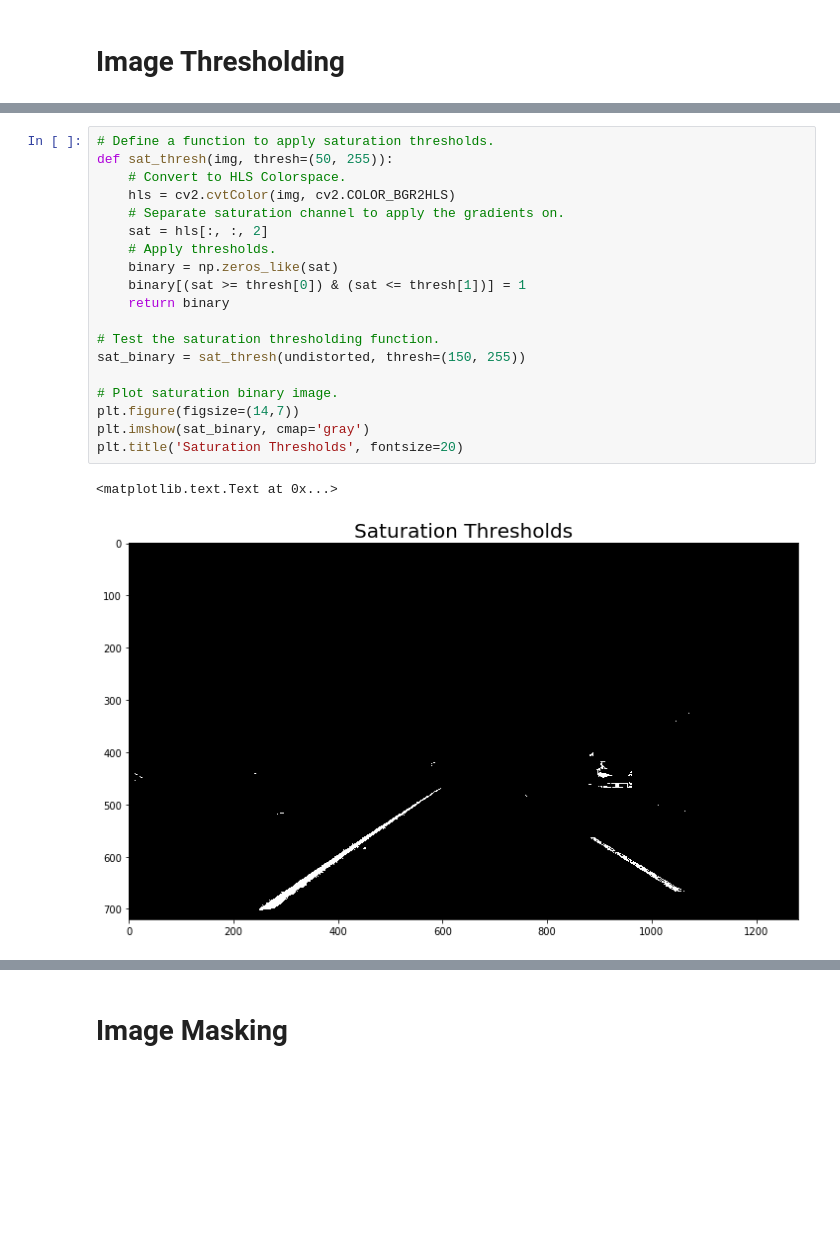
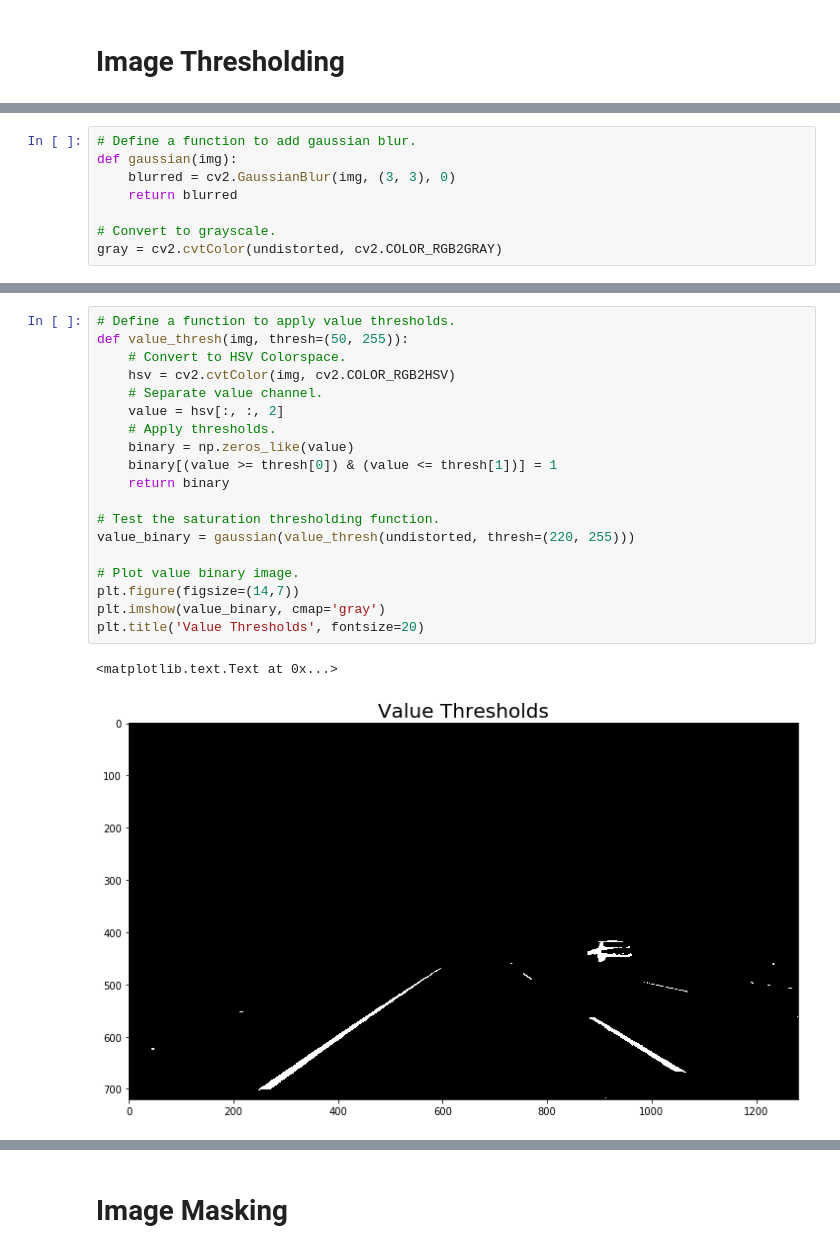
Before and after one commit to Elgeweily/CarND-Advanced-Lane-Lines, a Jupyter notebook: code.ipynb, the cells around one changed output, grey strips where cells are left out. Cells and saved outputs as stored; diff of their text form; blank space fills up the shorter version.

```diff
--- a/code.ipynb
+++ b/code.ipynb
@@ -141,0 +112,8 @@ plt.title('Combined Gradient Thresholds', fontsize=20)
+# %%
+# Define a function to add gaussian blur.
+def gaussian(img):
+    blurred = cv2.GaussianBlur(img, (3, 3), 0)
+    return blurred
+
+# Convert to grayscale.
+gray = cv2.cvtColor(undistorted, cv2.COLOR_RGB2GRAY)
@@ -142,23 +160,23 @@ plt.title('Combined Gradient Thresholds', fontsize=20)
 # %%
-# Define a function to apply saturation thresholds.
-def sat_thresh(img, thresh=(50, 255)):
-    # Convert to HLS Colorspace.
-    hls = cv2.cvtColor(img, cv2.COLOR_BGR2HLS)
-    # Separate saturation channel to apply the gradients on.
-    sat = hls[:, :, 2]
+# Define a function to apply value thresholds.
+def value_thresh(img, thresh=(50, 255)):
+    # Convert to HSV Colorspace.
+    hsv = cv2.cvtColor(img, cv2.COLOR_RGB2HSV)
+    # Separate value channel.
+    value = hsv[:, :, 2]
     # Apply thresholds.
-    binary = np.zeros_like(sat)
-    binary[(sat >= thresh[0]) & (sat <= thresh[1])] = 1
+    binary = np.zeros_like(value)
+    binary[(value >= thresh[0]) & (value <= thresh[1])] = 1
     return binary
 
 # Test the saturation thresholding function.
-sat_binary = sat_thresh(undistorted, thresh=(150, 255))
+value_binary = gaussian(value_thresh(undistorted, thresh=(220, 255)))
 
-# Plot saturation binary image.
+# Plot value binary image.
 plt.figure(figsize=(14,7))
-plt.imshow(sat_binary, cmap='gray')
-plt.title('Saturation Thresholds', fontsize=20)
+plt.imshow(value_binary, cmap='gray')
+plt.title('Value Thresholds', fontsize=20)
 # %% [output]
 <matplotlib.text.Text at 0x...>
-[figure, old version]
+[figure, new version]
 # %%
```
Also changed, not shown: parts of 11 cells of this notebook.
